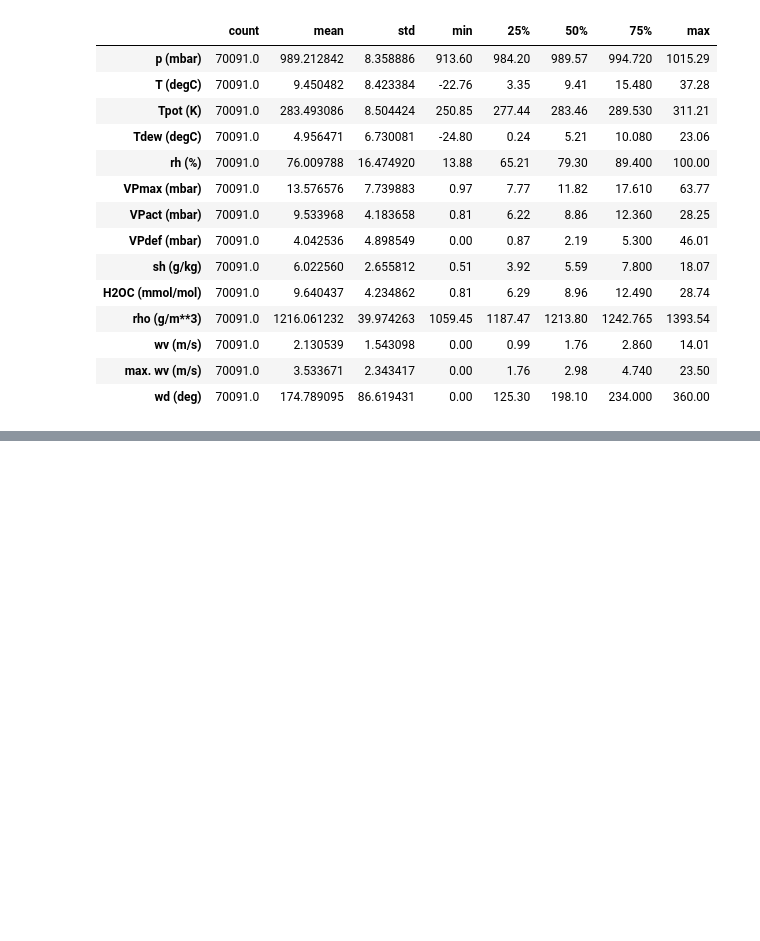
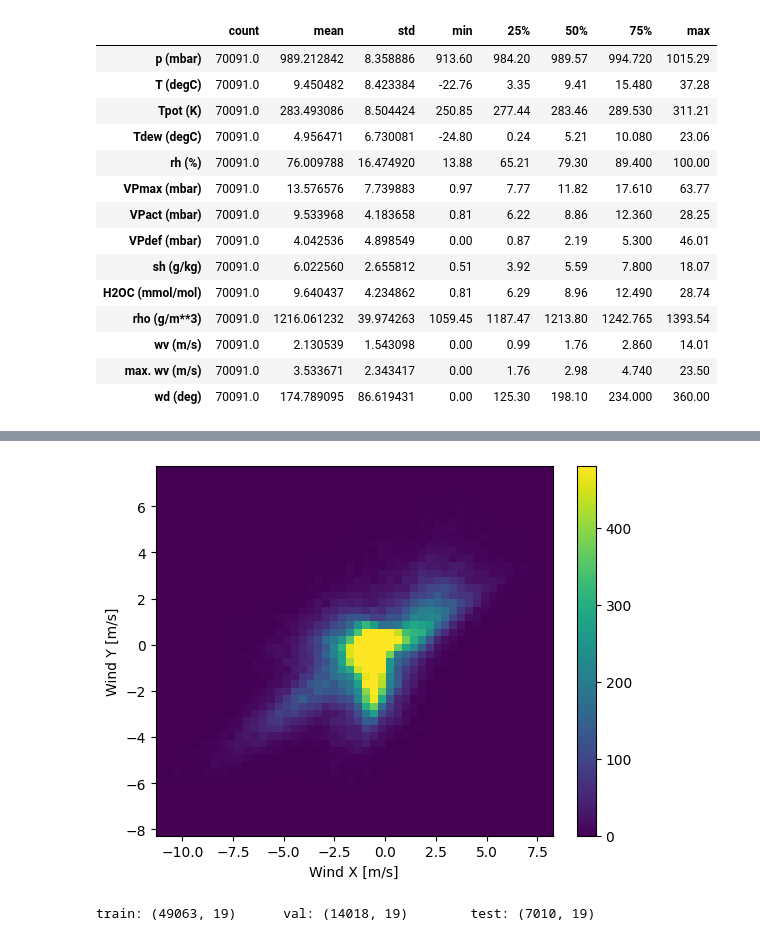
Before and after one commit to robetatis/study_notes_ml, a Jupyter notebook: weather.ipynb, the cells around one changed output, grey strips where cells are left out. Drawn from its saved outputs; the diff is of its cells as text; code cells hidden in the pictures; blank space fills up the shorter version.

```diff
--- a/weather.ipynb
+++ b/weather.ipynb
@@ -68 +70,22 @@ Text(0, 0.5, 'wv (m/s)')
 [figure]
+# %%
+wv = df.pop('wv (m/s)')
+wv_max = df.pop('max. wv (m/s)')
+
+wd_rad = df.pop('wd (deg)')*np.pi/180.0
+
+df['Wx'] = wv*np.cos(wd_rad)
+df['Wy'] = wv*np.sin(wd_rad)
+
+df['max Wx'] = wv*np.cos(wd_rad)
+df['max Wy'] = wv*np.sin(wd_rad)
+# %%
+plt.hist2d(df['Wx'], df['Wy'], bins=(50, 50), vmax=480)
+plt.colorbar()
+plt.xlabel('Wind X [m/s]')
+plt.ylabel('Wind Y [m/s]')
+ax = plt.gca()
+ax.axis('tight')
+plt.show()
+# %% [output]
+[figure, added]
@@ -68,0 +102,13 @@ Text(0, 0.5, 'wv (m/s)')
+# %%
+column_indices = {colname:i for i, colname in enumerate(df.columns)}
+
+n = len(df)
+train_df = df[:int(n*0.7)] # 70% train
+val_df = df[int(n*0.7):int(n*0.9)] # 20% val
+test_df = df[int(n*0.9):] # 10% test
+
+num_features = df.shape[1]
+
+print(f'train: {train_df.shape}\tval: {val_df.shape}\ttest: {test_df.shape}')
+# %% [output]
+train: (49063, 19)      val: (14018, 19)        test: (7010, 19)
```
Also changed, not shown: parts of 6 cells of this notebook.
